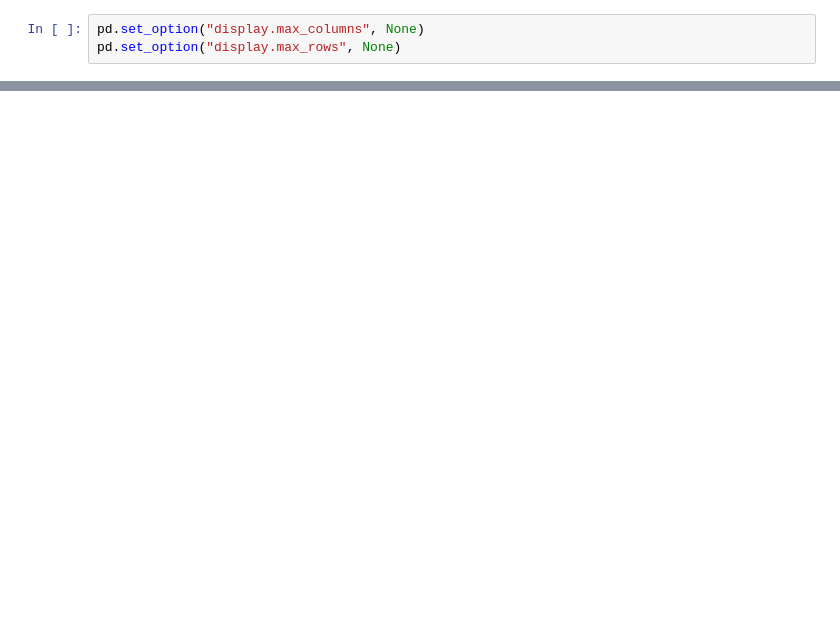
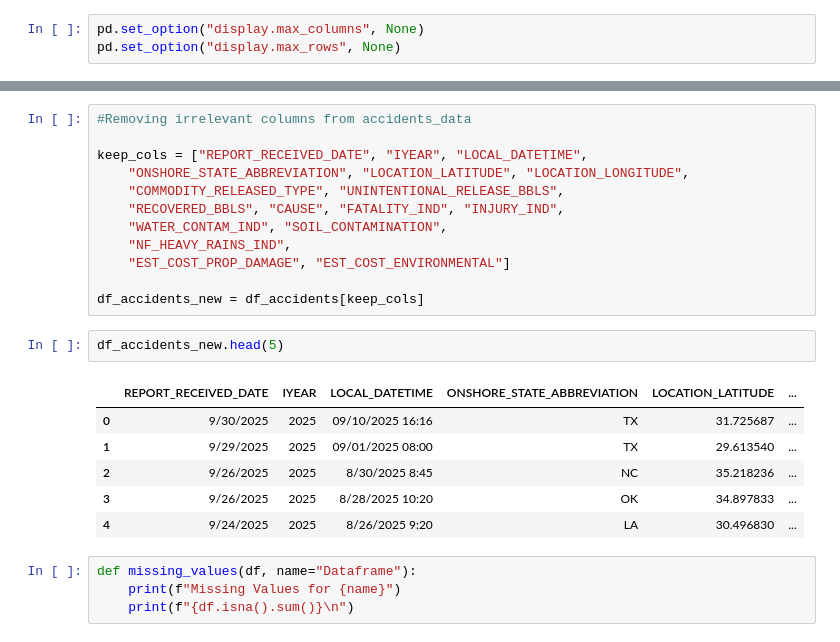
Before and after one commit to btokoli/Forecasting-Refinery-Throughput-Disruptions-via-Midstream-Pipeline-Incident-Analysis, a Jupyter notebook: notebooks/data_preprocessing.ipynb, the cells around one changed output, grey strips where cells are left out. Saved outputs shown, nothing was run; the diff lists cells and outputs as text; blank space fills up the shorter version.

```diff
--- a/notebooks/data_loading.ipynb
+++ b/notebooks/data_preprocessing.ipynb
@@ -58,0 +88,25 @@ df_refinery_utilization.head(5)
+# %%
+#Removing irrelevant columns from accidents_data
+
+keep_cols = ["REPORT_RECEIVED_DATE", "IYEAR", "LOCAL_DATETIME",
+    "ONSHORE_STATE_ABBREVIATION", "LOCATION_LATITUDE", "LOCATION_LONGITUDE",
+    "COMMODITY_RELEASED_TYPE", "UNINTENTIONAL_RELEASE_BBLS",
+    "RECOVERED_BBLS", "CAUSE", "FATALITY_IND", "INJURY_IND",
+    "WATER_CONTAM_IND", "SOIL_CONTAMINATION",
+    "NF_HEAVY_RAINS_IND",
+    "EST_COST_PROP_DAMAGE", "EST_COST_ENVIRONMENTAL"]
+
+df_accidents_new = df_accidents[keep_cols]
+# %%
+df_accidents_new.head(5)
+# %% [output]
+|  | REPORT_RECEIVED_DATE | IYEAR | LOCAL_DATETIME | ONSHORE_STATE_ABBREVIATION | LOCATION_LATITUDE | ... |
+| 0 | 9/30/2025 | 2025 | 09/10/2025 16:16 | TX | 31.725687 | ... |
+| 1 | 9/29/2025 | 2025 | 09/01/2025 08:00 | TX | 29.613540 | ... |
+| 2 | 9/26/2025 | 2025 | 8/30/2025 8:45 | NC | 35.218236 | ... |
+| 3 | 9/26/2025 | 2025 | 8/28/2025 10:20 | OK | 34.897833 | ... |
+| 4 | 9/24/2025 | 2025 | 8/26/2025 9:20 | LA | 30.496830 | ... |
+# %%
+def missing_values(df, name="Dataframe"):
+    print(f"Missing Values for {name}")
+    print(f"{df.isna().sum()}\n")
```
Also changed, not shown: parts of 11 cells of this notebook, 2 other files.
